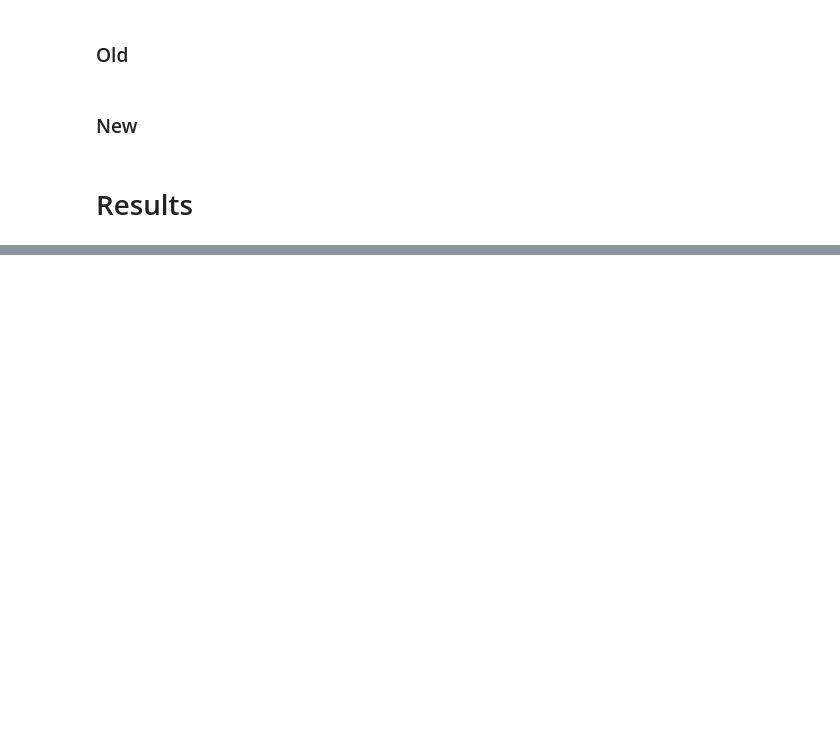
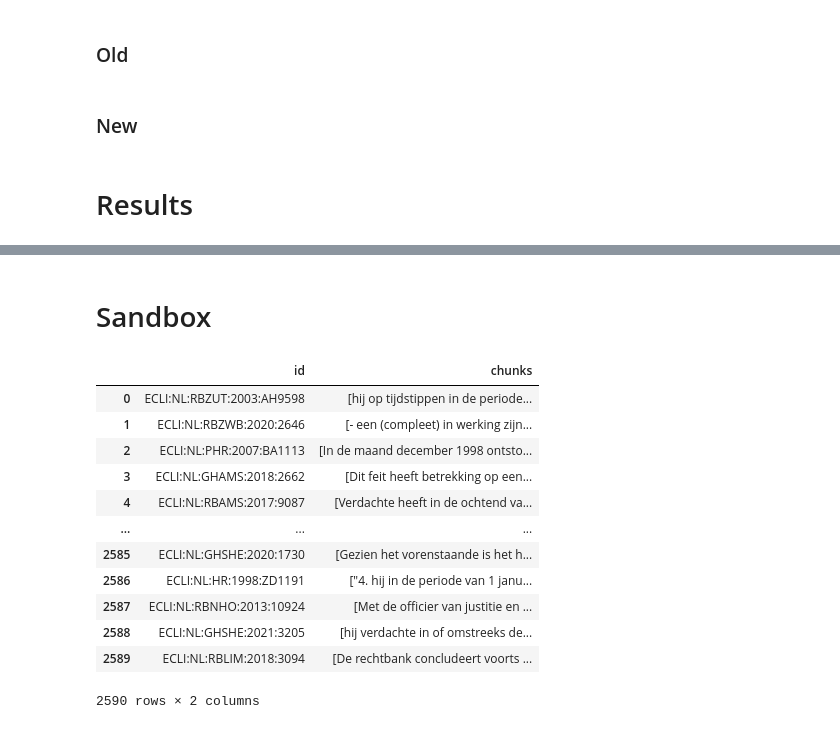
Before and after one commit to bloemetjesgordijn/Master-thesis, a Jupyter notebook: Main.ipynb, the cells around one changed output, grey strips where cells are left out. Drawn from its saved outputs; the diff is of its cells as text; code cells hidden in the pictures; blank space fills up the shorter version.

```diff
--- a/Main.ipynb
+++ b/Main.ipynb
@@ -166,0 +197,4 @@ print(word2vec_drug_list)
+# %%
+drugs_to_exclude = ['pasta', 'kristallen', 'poedervorm']
+word2vec_drug_list = [drug for drug in word2vec_drug_list if drug not in drugs_to_exclude]
+print(len(word2vec_drug_list))
@@ -170,7 +206,7 @@ Smuggle keyword list:
 list_of_smuggle_words = ['smokkel', 'invoer', 'uitvoer', 'import', 'export', 'transport']
 word2vec_smuggle_list = create_word2vec_relevant_words(list_of_smuggle_words, 3)
 
+word2vec_smuggle_list = list(set(word2vec_smuggle_list + list_of_smuggle_words ))
 print(len(word2vec_smuggle_list))
 print(word2vec_smuggle_list)
-word2vec_smuggle_list = word2vec_smuggle_list + list_of_smuggle_words
 # %% [output]
@@ -281,3 +320,22 @@ trafficking_df = pd.DataFrame({'id': pd.Series(ecli_list), 'chunks': pd.Series(r
+# %%
+relevant_chunk_list = []
+ecli_list = []
+
+for index, case in enumerate(sentence_list):
+    chunk_list = []
+    trafficking_related = False
+    for chunk in case:
+        word_list = [x for x in chunk.lower().rstrip().replace('.', '').split(' ') if len(x)>0]
+        if any(drug in word_list for drug in word2vec_drug_list) and any(smuggle_word in word_list for smuggle_word in word2vec_smuggle_list):
+            ents = nlp(chunk).ents
+            if any(ent.label_ == "GPE" or ent.label_ == "LOC" for ent in ents):
+                trafficking_related = True
+                chunk_list.append(chunk)
+    if trafficking_related:
+        relevant_chunk_list.append(chunk_list)
+        ecli_list.append(merged_df.iloc[index]['id'].replace('-', ':'))
+
+trafficking_df = pd.DataFrame({'id': pd.Series(ecli_list), 'chunks': pd.Series(relevant_chunk_list)})
 # %%
 print(f"{len(trafficking_df)} cases kept from original {len(merged_df)} cases.")
 # %% [output]
@@ -494,0 +537,18 @@ for i in result_list:
+# %% [markdown]
+# Sandbox
+# %%
+trafficking_df
+# %% [output]
+|  | id | chunks |
+| 0 | ECLI:NL:RBZUT:2003:AH9598 | [hij op tijdstippen in de periode... |
+| 1 | ECLI:NL:RBZWB:2020:2646 | [- een (compleet) in werking zijn... |
+| 2 | ECLI:NL:PHR:2007:BA1113 | [In de maand december 1998 ontsto... |
+| 3 | ECLI:NL:GHAMS:2018:2662 | [Dit feit heeft betrekking op een... |
+| 4 | ECLI:NL:RBAMS:2017:9087 | [Verdachte heeft in de ochtend va... |
+| ... | ... | ... |
+| 2585 | ECLI:NL:GHSHE:2020:1730 | [Gezien het vorenstaande is het h... |
+| 2586 | ECLI:NL:HR:1998:ZD1191 | ["4. hij in de periode van 1 janu... |
+| 2587 | ECLI:NL:RBNHO:2013:10924 | [Met de officier van justitie en ... |
+| 2588 | ECLI:NL:GHSHE:2021:3205 | [hij verdachte in of omstreeks de... |
+| 2589 | ECLI:NL:RBLIM:2018:3094 | [De rechtbank concludeert voorts ... |
+2590 rows × 2 columns
```
Also changed, not shown: parts of 28 cells of this notebook, 1 other file.
